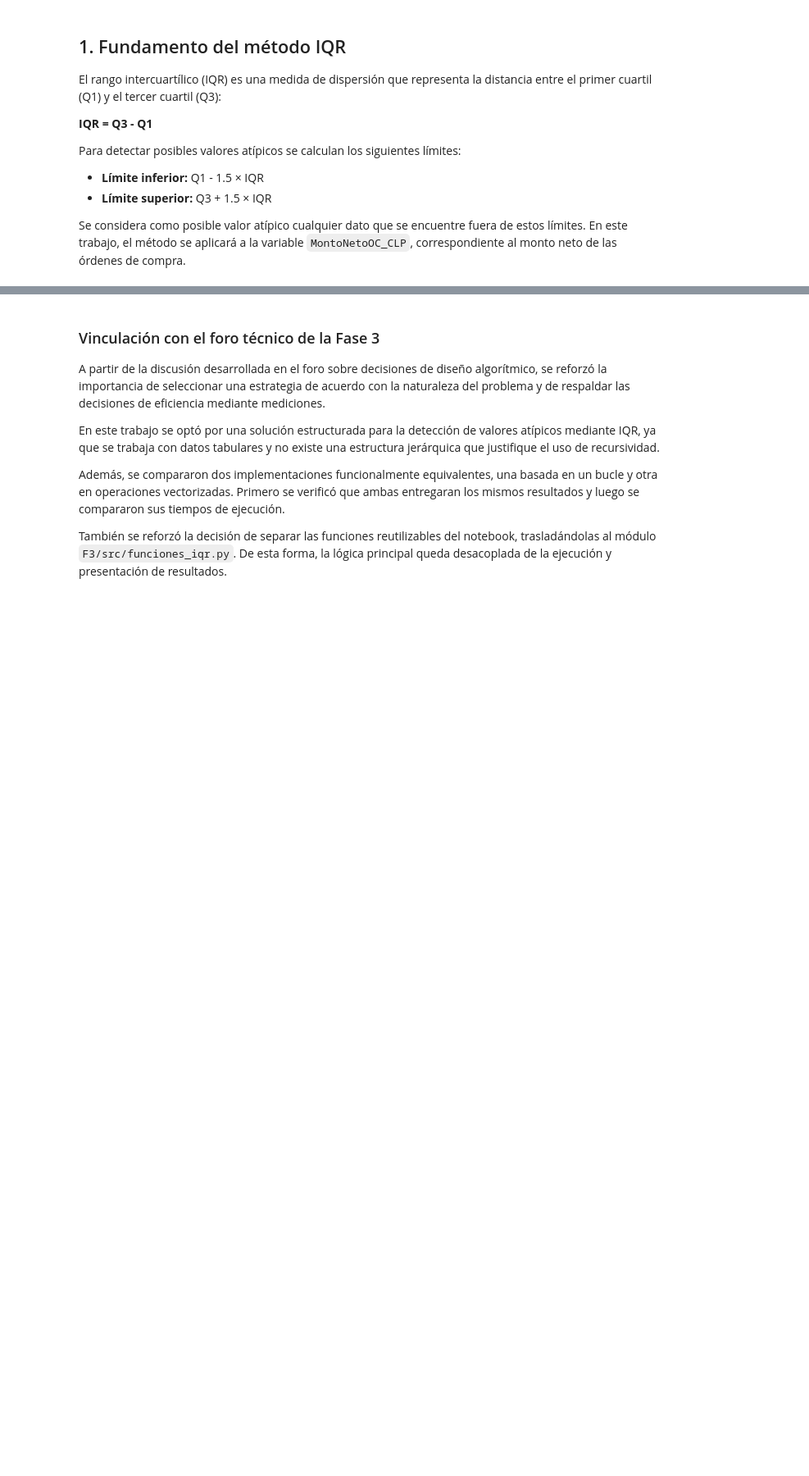
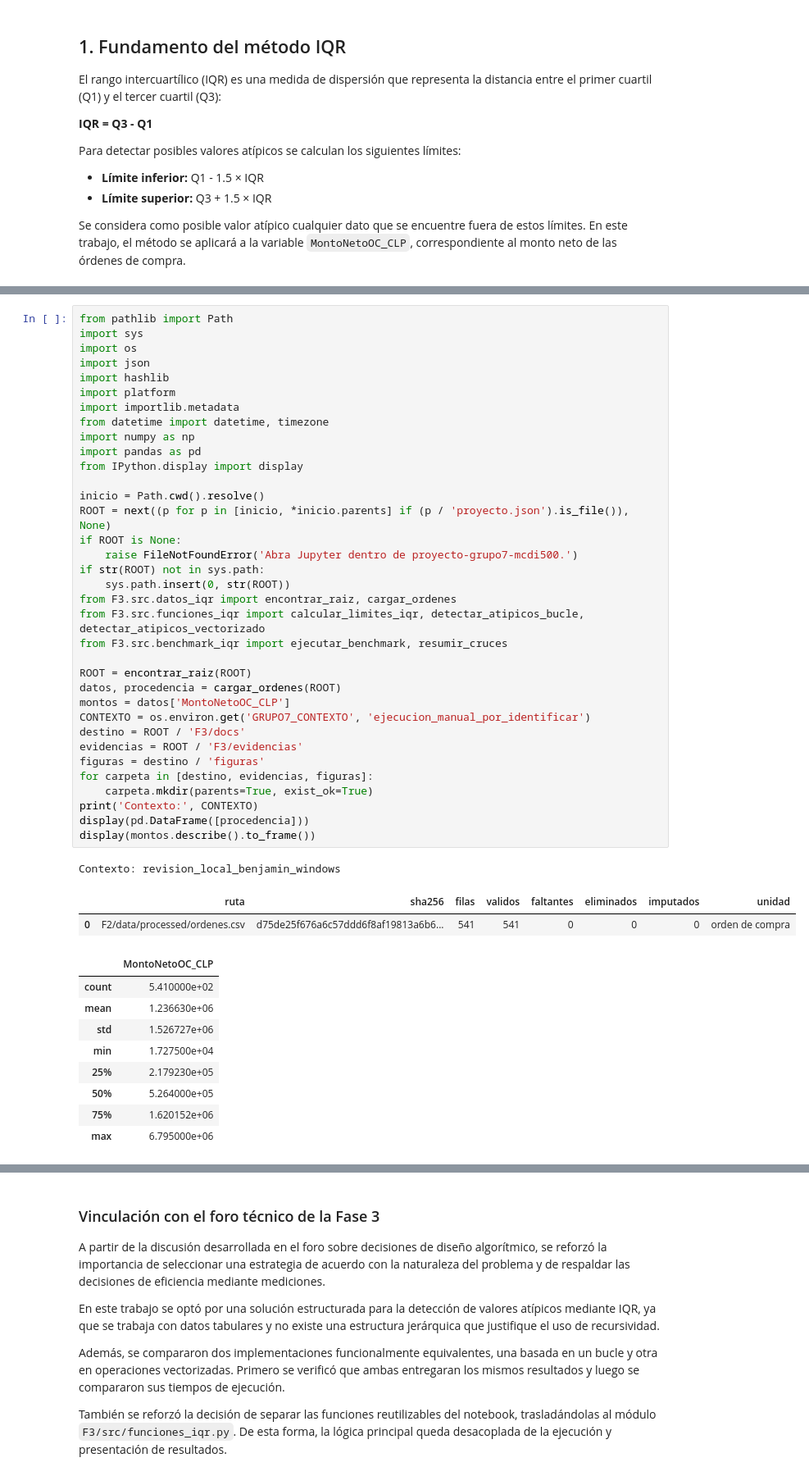
Before and after one commit to BenjaArayaM/proyecto-grupo7-mcdi500, a Jupyter notebook: F3/notebooks/F3_Formativa_Eficiencia_IQR.ipynb, the cells around one changed output, grey strips where cells are left out. Shown at 82% size. Cells and saved outputs as stored; diff of their text form; blank space fills up the shorter version.

```diff
--- a/F3/notebooks/F3_Formativa_Eficiencia_IQR.ipynb
+++ b/F3/notebooks/F3_Formativa_Eficiencia_IQR.ipynb
@@ -330,0 +46,48 @@ Las funciones utilizadas para detectar valores atípicos se trasladaron al archi
+# %%
+from pathlib import Path
+import sys
+import os
+import json
+import hashlib
+import platform
+import importlib.metadata
+from datetime import datetime, timezone
+import numpy as np
+import pandas as pd
+from IPython.display import display
+
+inicio = Path.cwd().resolve()
+ROOT = next((p for p in [inicio, *inicio.parents] if (p / 'proyecto.json').is_file()), None)
+if ROOT is None:
+    raise FileNotFoundError('Abra Jupyter dentro de proyecto-grupo7-mcdi500.')
+if str(ROOT) not in sys.path:
+    sys.path.insert(0, str(ROOT))
+from F3.src.datos_iqr import encontrar_raiz, cargar_ordenes
+from F3.src.funciones_iqr import calcular_limites_iqr, detectar_atipicos_bucle, detectar_atipicos_vectorizado
+from F3.src.benchmark_iqr import ejecutar_benchmark, resumir_cruces
+
+ROOT = encontrar_raiz(ROOT)
+datos, procedencia = cargar_ordenes(ROOT)
+montos = datos['MontoNetoOC_CLP']
+CONTEXTO = os.environ.get('GRUPO7_CONTEXTO', 'ejecucion_manual_por_identificar')
+destino = ROOT / 'F3/docs'
+evidencias = ROOT / 'F3/evidencias'
+figuras = destino / 'figuras'
+for carpeta in [destino, evidencias, figuras]:
+    carpeta.mkdir(parents=True, exist_ok=True)
+print('Contexto:', CONTEXTO)
+display(pd.DataFrame([procedencia]))
+display(montos.describe().to_frame())
+# %% [output]
+Contexto: revision_local_benjamin_windows
+|  | ruta | sha256 | filas | validos | faltantes | eliminados | imputados | unidad |
+| 0 | F2/data/processed/ordenes.csv | d75de25f676a6c57ddd6f8af19813a6b6... | 541 | 541 | 0 | 0 | 0 | orden de compra |
+|  | MontoNetoOC_CLP |
+| count | 5.410000e+02 |
+| mean | 1.236630e+06 |
+| std | 1.526727e+06 |
+| min | 1.727500e+04 |
+| 25% | 2.179230e+05 |
+| 50% | 5.264000e+05 |
+| 75% | 1.620152e+06 |
+| max | 6.795000e+06 |
```
Also changed, not shown: parts of 39 cells of this notebook, 28 other files.
